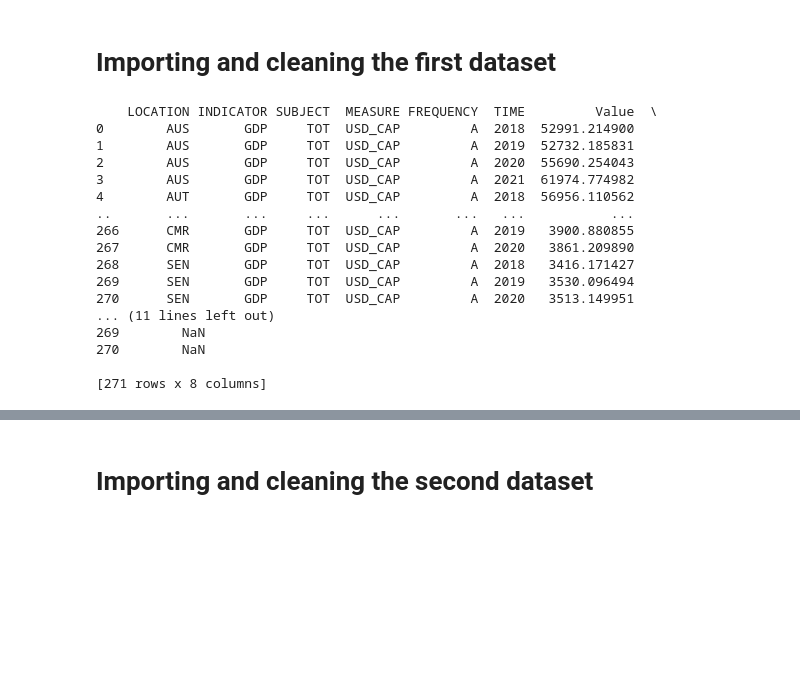
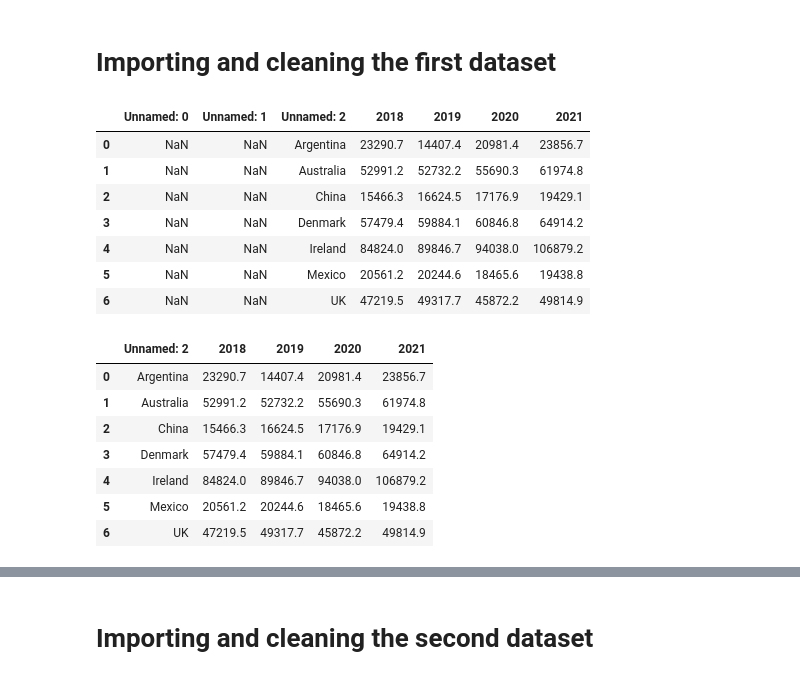
Before and after one commit to NumEconCopenhagen/projects-2023-n-m, a Jupyter notebook: dataproject/dataproject.ipynb, the cells around one changed output, grey strips where cells are left out. Drawn from its saved outputs; the diff is of its cells as text; code cells hidden in the pictures; blank space fills up the shorter version.

```diff
--- a/dataproject/dataproject.ipynb
+++ b/dataproject/dataproject.ipynb
@@ -28,27 +31,33 @@ The first dataset is an overview of GDP per capita for 34 countries in the world
 The second dataset is an overview of child vaccination rates for XX countries in the world from 2018 to 2022. The included variables are year, GDP per capita and country.
 # %% [markdown]
 # Importing and cleaning the first dataset
-# %%
-#import data
-gdp = pd.read_csv('GDP.csv')
-
-#inspect data
-print(gdp)
-# %% [output]
-    LOCATION INDICATOR SUBJECT  MEASURE FREQUENCY  TIME         Value  \
-0        AUS       GDP     TOT  USD_CAP         A  2018  52991.214900
-1        AUS       GDP     TOT  USD_CAP         A  2019  52732.185831
-2        AUS       GDP     TOT  USD_CAP         A  2020  55690.254043
-3        AUS       GDP     TOT  USD_CAP         A  2021  61974.774982
-4        AUT       GDP     TOT  USD_CAP         A  2018  56956.110562
-..       ...       ...     ...      ...       ...   ...           ...
-266      CMR       GDP     TOT  USD_CAP         A  2019   3900.880855
-267      CMR       GDP     TOT  USD_CAP         A  2020   3861.209890
-268      SEN       GDP     TOT  USD_CAP         A  2018   3416.171427
-269      SEN       GDP     TOT  USD_CAP         A  2019   3530.096494
-270      SEN       GDP     TOT  USD_CAP         A  2020   3513.149951
-... (11 lines left out)
-269        NaN
-270        NaN
-
-[271 rows x 8 columns]
+# %%
+#import data
+filename = 'GDP2.xlsx'
+pd.read_excel(filename).head(7)
+
+gdp = pd.read_excel(filename, skiprows=2)
+gdp.head(7)
+# %% [output]
+|  | Unnamed: 0 | Unnamed: 1 | Unnamed: 2 | 2018 | 2019 | 2020 | 2021 |
+| 0 | NaN | NaN | Argentina | 23290.7 | 14407.4 | 20981.4 | 23856.7 |
+| 1 | NaN | NaN | Australia | 52991.2 | 52732.2 | 55690.3 | 61974.8 |
+| 2 | NaN | NaN | China | 15466.3 | 16624.5 | 17176.9 | 19429.1 |
+| 3 | NaN | NaN | Denmark | 57479.4 | 59884.1 | 60846.8 | 64914.2 |
+| 4 | NaN | NaN | Ireland | 84824.0 | 89846.7 | 94038.0 | 106879.2 |
+| 5 | NaN | NaN | Mexico | 20561.2 | 20244.6 | 18465.6 | 19438.8 |
+| 6 | NaN | NaN | UK | 47219.5 | 49317.7 | 45872.2 | 49814.9 |
+# %%
+#Removing the first columns
+drop_these = ['Unnamed: ' + str(num) for num in range(2)]
+gdp.drop(drop_these, axis=1, inplace=True)
+gdp.head(7)
+# %% [output]
+|  | Unnamed: 2 | 2018 | 2019 | 2020 | 2021 |
+| 0 | Argentina | 23290.7 | 14407.4 | 20981.4 | 23856.7 |
+| 1 | Australia | 52991.2 | 52732.2 | 55690.3 | 61974.8 |
+| 2 | China | 15466.3 | 16624.5 | 17176.9 | 19429.1 |
+| 3 | Denmark | 57479.4 | 59884.1 | 60846.8 | 64914.2 |
+| 4 | Ireland | 84824.0 | 89846.7 | 94038.0 | 106879.2 |
+| 5 | Mexico | 20561.2 | 20244.6 | 18465.6 | 19438.8 |
+| 6 | UK | 47219.5 | 49317.7 | 45872.2 | 49814.9 |
```
Also changed, not shown: parts of 18 cells of this notebook.
